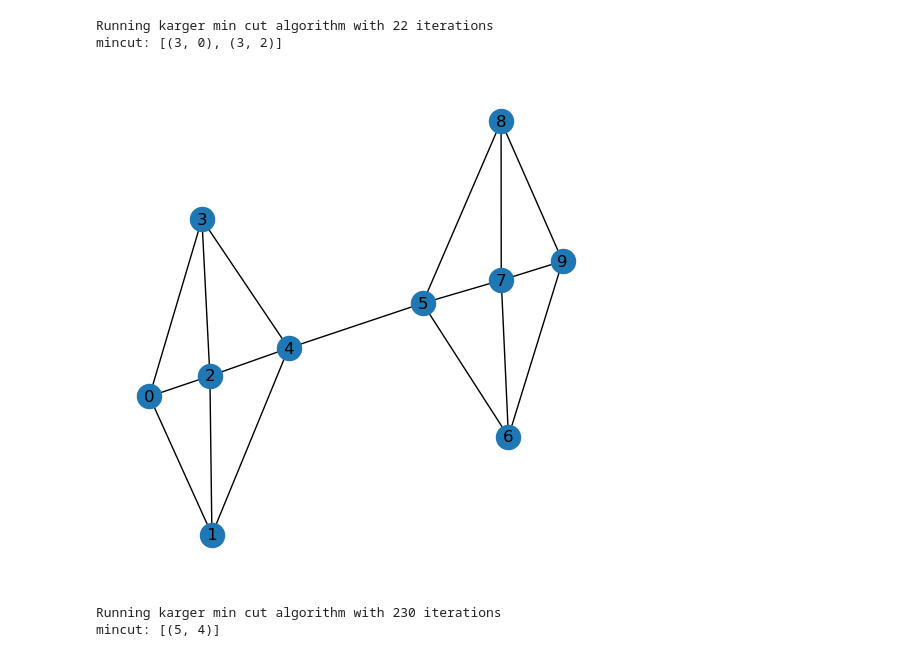
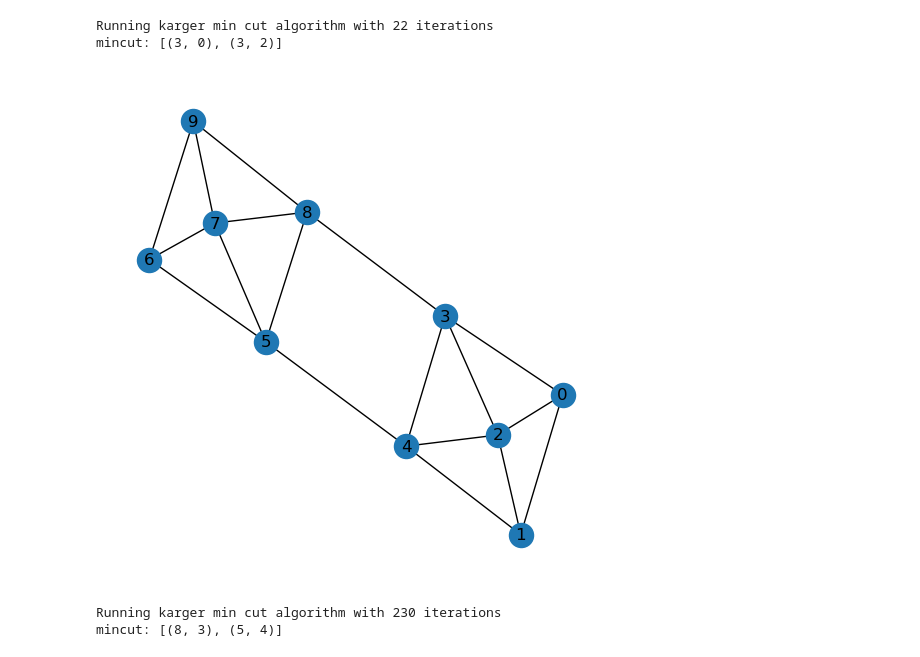
Before and after one commit to tsultan16/Classic_Algorithms, a Jupyter notebook: Minimum_Cut/karger.ipynb, the cells around one changed output. Saved outputs shown, nothing was run; the diff lists cells and outputs as text; code cells hidden in the pictures.

Commit message:
tested karger min cut on a bigger graph

```diff
--- a/Minimum_Cut/karger.ipynb
+++ b/Minimum_Cut/karger.ipynb
@@ -127,13 +127,13 @@ def plot_graph(adjacency_list, fig_size=5):
     plt.show()
 # %%
 # larger example graph
-adjacency_list = {0:[1,2,3], 1:[0,2,4], 2:[0,1,3,4], 3:[0,2,4], 4:[1,2,3,5], 5:[4,6,7,8], 6:[5,7,9], 7:[5,6,8,9], 8:[5,7,9], 9:[6,7,8]}
+adjacency_list = {0:[1,2,3], 1:[0,2,4], 2:[0,1,3,4], 3:[0,2,4,8], 4:[1,2,3,5], 5:[4,6,7,8], 6:[5,7,9], 7:[5,6,8,9], 8:[3,5,7,9], 9:[6,7,8]}
 plot_graph(adjacency_list, fig_size=5)
 
 # compute mincut
 mincut = karger_min_cut(adjacency_list, verbose=False)
 print(f"mincut: {mincut}")
 # %% [output]
-[figure, old version]
+[figure, new version]
 Running karger min cut algorithm with 230 iterations
-mincut: [(5, 4)]
+mincut: [(8, 3), (5, 4)]
```
Also changed, not shown: parts of 1 cell of this notebook.
